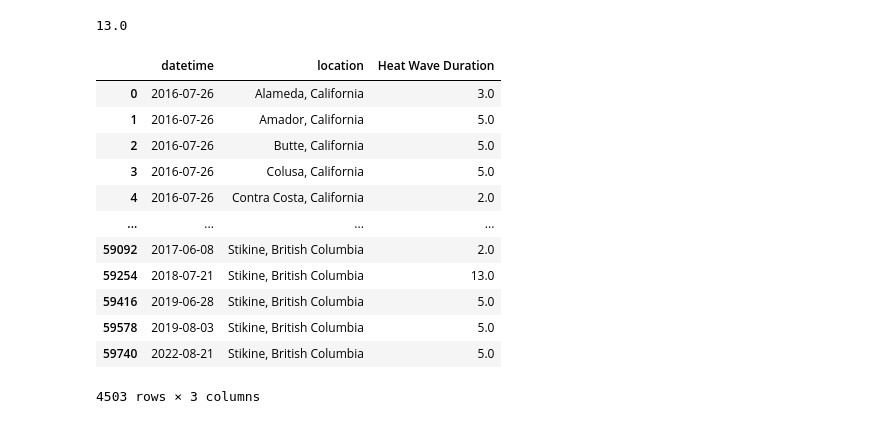
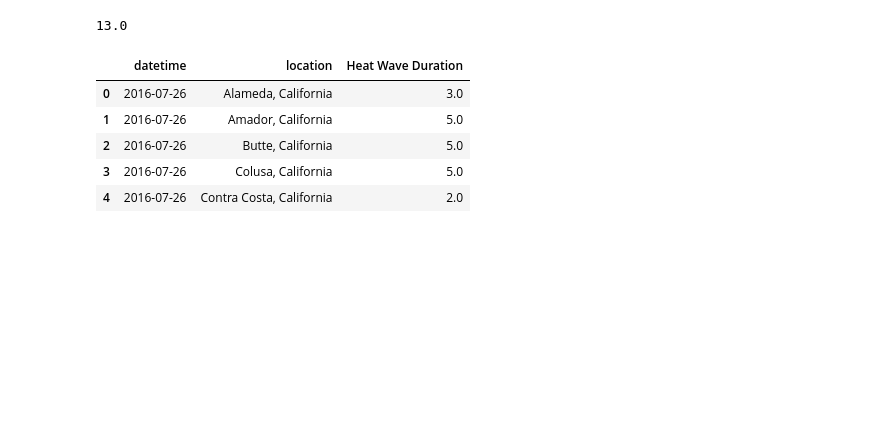
Before and after one commit to shivyucel/heatwaves_pnw_code, a Jupyter notebook: 0.1_identify_heatwaves.ipynb, the cells around one changed output. Drawn from its saved outputs; the diff is of its cells as text; code cells hidden in the pictures; blank space fills up the shorter version.

```diff
--- a/0.1_identify_heatwaves.ipynb
+++ b/0.1_identify_heatwaves.ipynb
@@ -195,24 +147,17 @@ consec.columns= ['datetime', 'location', 'Heat Wave Duration']
 consec['Heat Wave Duration'].max()
 # %% [output]
 13.0
+# %%
+consec.head()
+# %% [output]
+|  | datetime | location | Heat Wave Duration |
+| 0 | 2016-07-26 | Alameda, California | 3.0 |
+| 1 | 2016-07-26 | Amador, California | 5.0 |
+| 2 | 2016-07-26 | Butte, California | 5.0 |
+| 3 | 2016-07-26 | Colusa, California | 5.0 |
+| 4 | 2016-07-26 | Contra Costa, California | 2.0 |
 # %%
 consec.dropna(inplace=True)
-# %%
-consec
-# %% [output]
-|  | datetime | location | Heat Wave Duration |
-| 0 | 2016-07-26 | Alameda, California | 3.0 |
-| 1 | 2016-07-26 | Amador, California | 5.0 |
-| 2 | 2016-07-26 | Butte, California | 5.0 |
-| 3 | 2016-07-26 | Colusa, California | 5.0 |
-| 4 | 2016-07-26 | Contra Costa, California | 2.0 |
-| ... | ... | ... | ... |
-| 59092 | 2017-06-08 | Stikine, British Columbia | 2.0 |
-| 59254 | 2018-07-21 | Stikine, British Columbia | 13.0 |
-| 59416 | 2019-06-28 | Stikine, British Columbia | 5.0 |
-| 59578 | 2019-08-03 | Stikine, British Columbia | 5.0 |
-| 59740 | 2022-08-21 | Stikine, British Columbia | 5.0 |
-4503 rows × 3 columns
 # %%
 full_df = full_df.merge(codes, on=['datetime', 'location'])
 # %%
```
Also changed, not shown: parts of 129 cells of this notebook, 4 other files.
